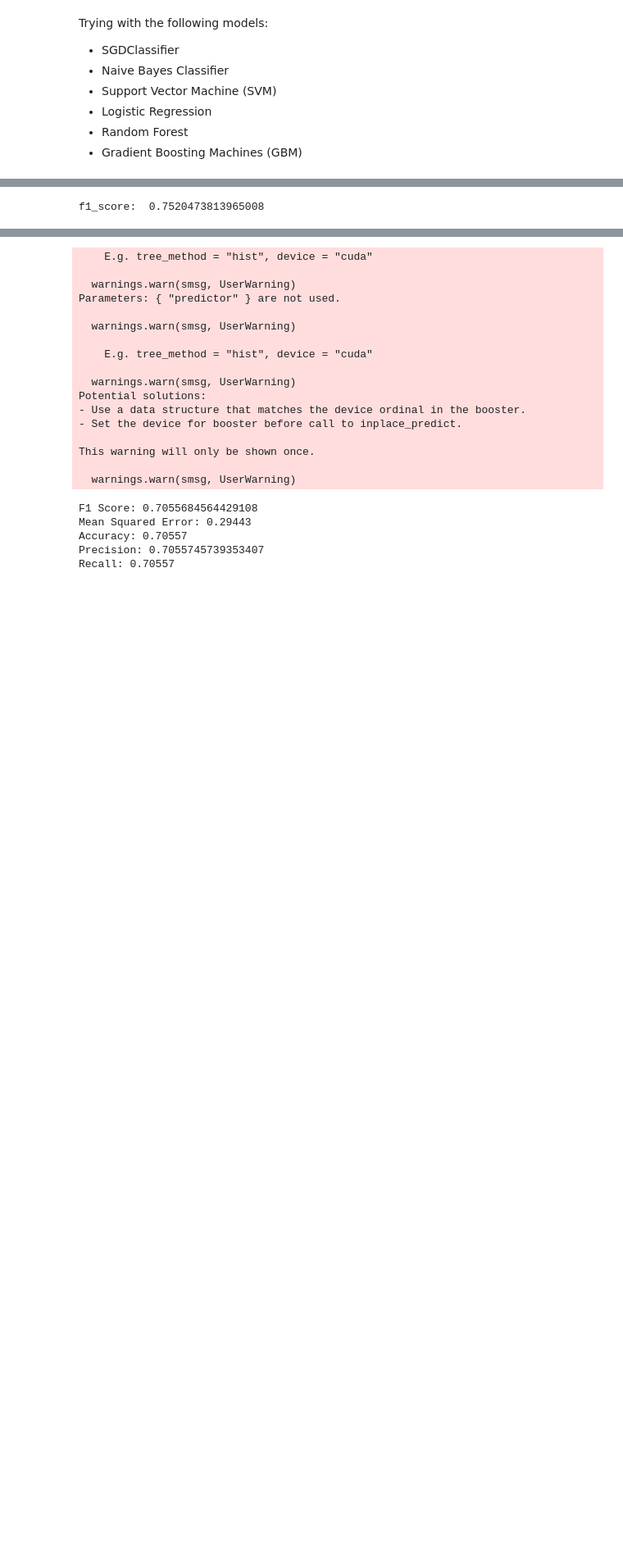
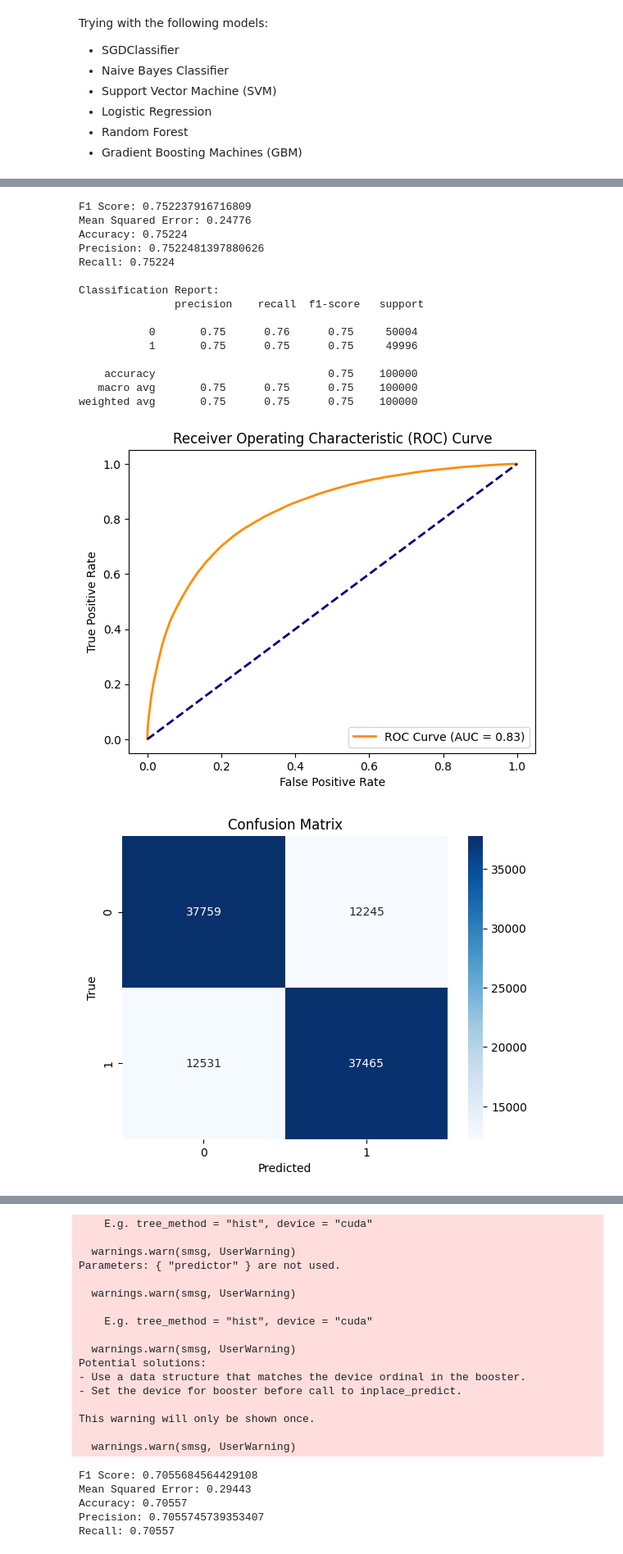
Before and after one commit to Rahifhiba/Sentiment-analysis, a Jupyter notebook: sentiment_analysis.ipynb, the cells around one changed output, grey strips where cells are left out. Shown: that part at 82% size. Drawn from its saved outputs; the diff is of its cells as text; code cells hidden in the pictures; blank space fills up the shorter version.

Commit message:
wip6: optimise model

```diff
--- a/sentiment_analysis.ipynb
+++ b/sentiment_analysis.ipynb
@@ -464,6 +476,6 @@ df_matrix_reduced
 # %%
 # Features
-X = df_matrix_reduced.drop('label', axis=1)
+X = matrix_reduced
 
 # Labels
 y = df_matrix_reduced['label']
@@ -481,10 +493,6 @@ Shape of X_test: (100000, 9999)
 Shape of y_train: (400000,)
 Shape of y_test: (100000,)
 # %%
-from sklearn.ensemble import GradientBoostingRegressor
-from sklearn.model_selection import train_test_split
-from sklearn.metrics import mean_squared_error
-
 def test_model(model_name):
     model = model_name
     model.fit(X_train, y_train)
@@ -497,13 +505,34 @@ def test_model(model_name):
     recall = recall_score(y_test, y_pred, average='weighted')
     # roc_auc = roc_auc_score(y_test, model.predict_proba(X_test), multi_class='ovr')
 
-    # Affichage
     print(f"F1 Score: {f1}")
     print(f"Mean Squared Error: {mse}")
     print(f"Accuracy: {accuracy}")
     print(f"Precision: {precision}")
     print(f"Recall: {recall}")
-    # print(f"ROC AUC: {roc_auc}")
+    print("\nClassification Report:\n", classification_report(y_test, y_pred))
+
+    if hasattr(model_name, "predict_proba"):
+        y_probs = model.predict_proba(X_test)[:, 1]
+
+        fpr, tpr, thresholds = roc_curve(y_test, y_probs)
+        roc_auc = auc(fpr, tpr)
+
+        plt.figure()
+        plt.plot(fpr, tpr, color='darkorange', lw=2, label=f"ROC Curve (AUC = {roc_auc:.2f})")
+        plt.plot([0, 1], [0, 1], color='navy', lw=2, linestyle='--')
+        plt.xlabel("False Positive Rate")
+        plt.ylabel("True Positive Rate")
+        plt.title("Receiver Operating Characteristic (ROC) Curve")
+        plt.legend(loc="lower right")
+        plt.show()
+
+    conf_matrix = confusion_matrix(y_test, y_pred)
+    sns.heatmap(conf_matrix, annot=True, fmt='d', cmap='Blues')
+    plt.xlabel("Predicted")
+    plt.ylabel("True")
+    plt.title("Confusion Matrix")
+    plt.show()
     return model
 # %% [markdown]
 Trying with the following models:
@@ -535,6 +593,22 @@ Recall: 0.7715
 # %%
-# test_model(RandomForestClassifier(n_jobs=-1))
+test_model(RandomForestClassifier(n_jobs=-1))
 # it take too much time (1h20min) and not the most ideal for big dataset
 # %% [output]
-f1_score:  0.7520473813965008
+F1 Score: 0.752237916716809
+Mean Squared Error: 0.24776
+Accuracy: 0.75224
+Precision: 0.7522481397880626
+Recall: 0.75224
+
+Classification Report:
+               precision    recall  f1-score   support
+
+           0       0.75      0.76      0.75     50004
+           1       0.75      0.75      0.75     49996
+
+    accuracy                           0.75    100000
+   macro avg       0.75      0.75      0.75    100000
+weighted avg       0.75      0.75      0.75    100000
+[figure, added]
+[figure, added]
 RandomForestClassifier(n_jobs=-1)
```
Also changed, not shown: parts of 22 cells of this notebook, 4 other files.
